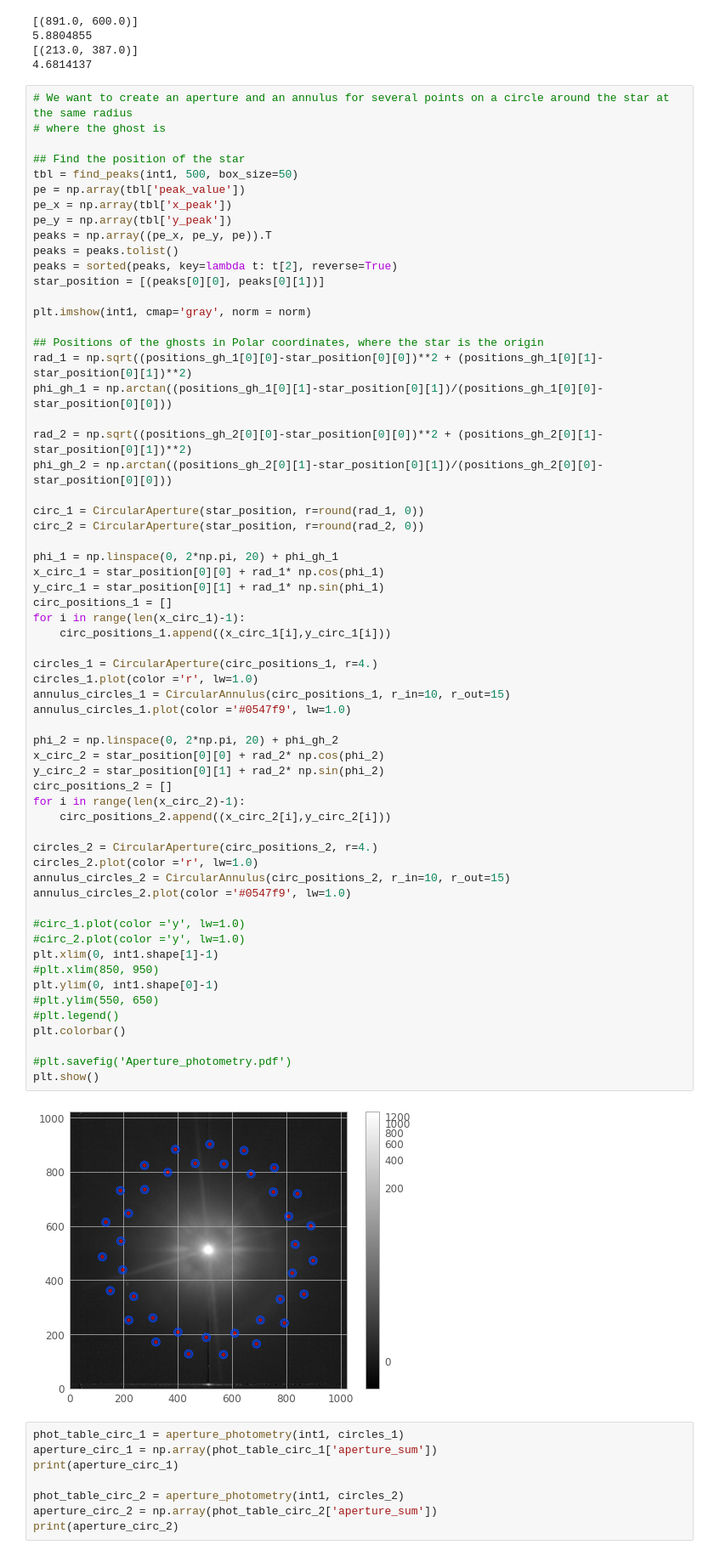
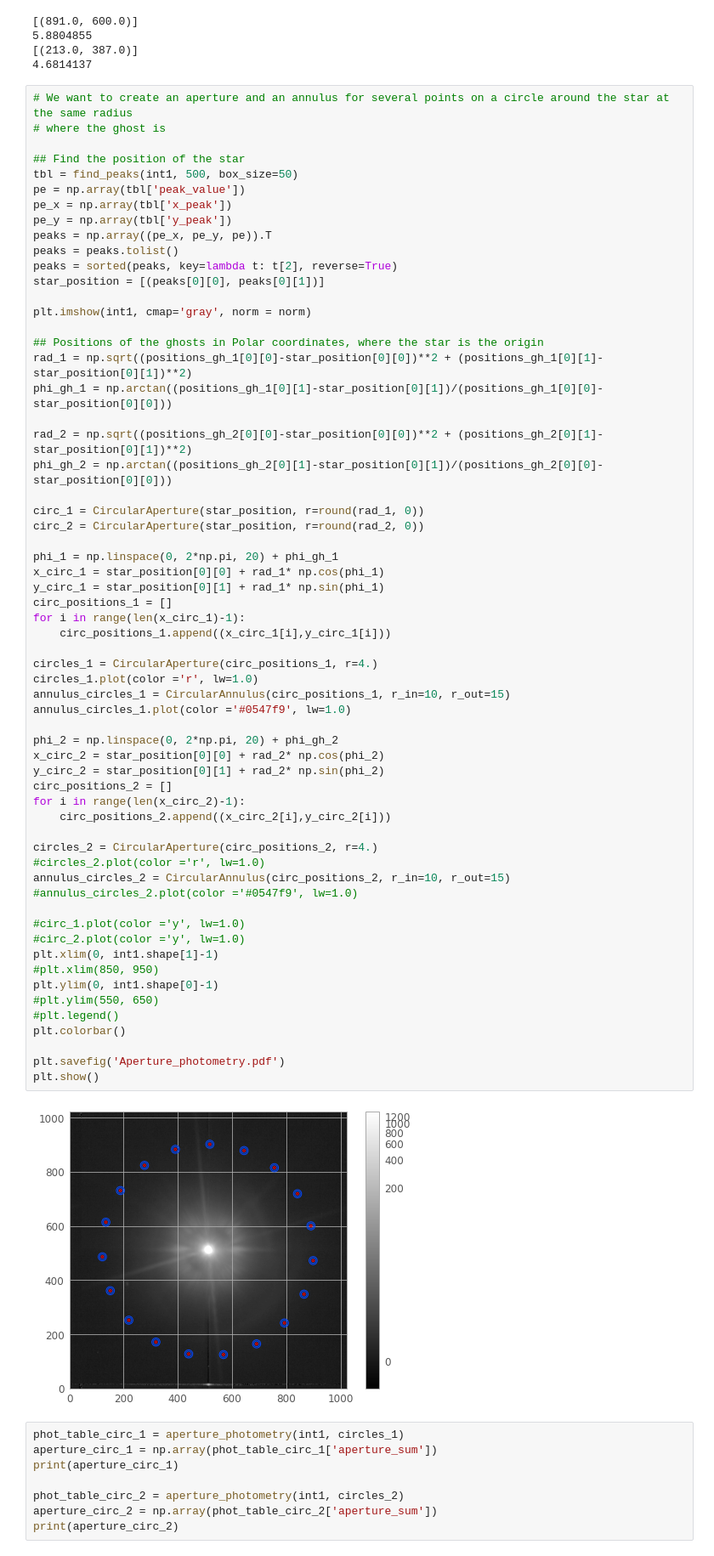
Before and after one commit to jejestern/Suppress_Spiders, a Jupyter notebook: Programs/Two_Ghosts.ipynb, the cells around one changed output. Shown at 85% size. Drawn from its saved outputs; the diff is of its cells as text.

```diff
--- a/Programs/Two_Ghosts.ipynb
+++ b/Programs/Two_Ghosts.ipynb
@@ -92,37 +92,37 @@ y_circ_1 = star_position[0][1] + rad_1* np.sin(phi_1)
 circ_positions_1 = []
 for i in range(len(x_circ_1)-1):
     circ_positions_1.append((x_circ_1[i],y_circ_1[i]))
 
 circles_1 = CircularAperture(circ_positions_1, r=4.)
 circles_1.plot(color ='r', lw=1.0)
 annulus_circles_1 = CircularAnnulus(circ_positions_1, r_in=10, r_out=15)
 annulus_circles_1.plot(color ='#0547f9', lw=1.0)
 
 phi_2 = np.linspace(0, 2*np.pi, 20) + phi_gh_2
 x_circ_2 = star_position[0][0] + rad_2* np.cos(phi_2)
 y_circ_2 = star_position[0][1] + rad_2* np.sin(phi_2)
 circ_positions_2 = []
 for i in range(len(x_circ_2)-1):
     circ_positions_2.append((x_circ_2[i],y_circ_2[i]))
 
 circles_2 = CircularAperture(circ_positions_2, r=4.)
-circles_2.plot(color ='r', lw=1.0)
+#circles_2.plot(color ='r', lw=1.0)
 annulus_circles_2 = CircularAnnulus(circ_positions_2, r_in=10, r_out=15)
-annulus_circles_2.plot(color ='#0547f9', lw=1.0)
+#annulus_circles_2.plot(color ='#0547f9', lw=1.0)
 
 #circ_1.plot(color ='y', lw=1.0)
 #circ_2.plot(color ='y', lw=1.0)
 plt.xlim(0, int1.shape[1]-1)
 #plt.xlim(850, 950)
 plt.ylim(0, int1.shape[0]-1)
 #plt.ylim(550, 650)
 #plt.legend()
 plt.colorbar()
 
-#plt.savefig('Aperture_photometry.pdf')
+plt.savefig('Aperture_photometry.pdf')
 plt.show()
 # %% [output]
-[figure, old version]
+[figure, new version]
 # %%
 phot_table_circ_1 = aperture_photometry(int1, circles_1)
 aperture_circ_1 = np.array(phot_table_circ_1['aperture_sum'])
```
Also changed, not shown: 10 other files.
